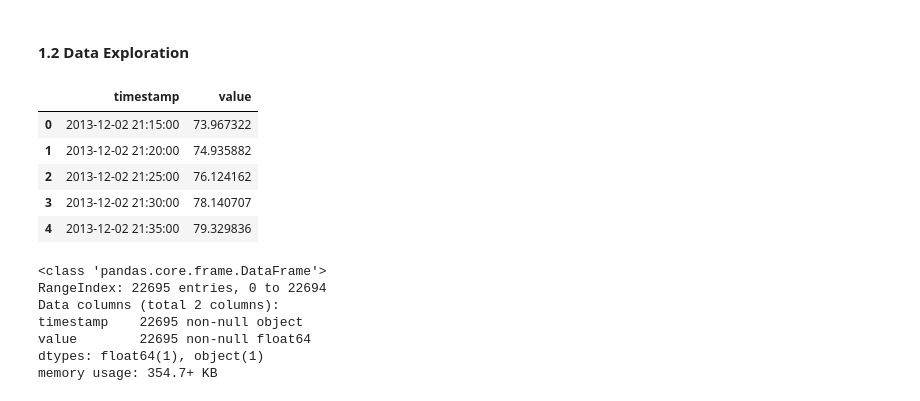
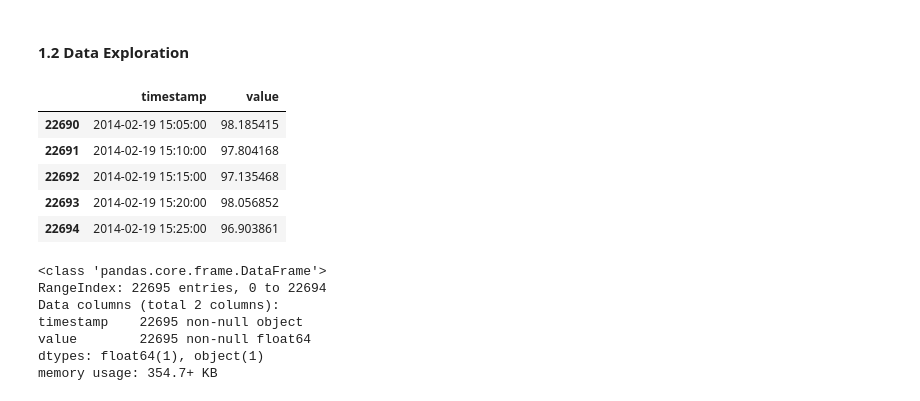
Before and after one commit to danishanis/Detecting-Onset-of-Machine-Failure-using-Anomaly-Detection, a Jupyter notebook: Anomaly Detection in Time Series.ipynb, the cells around one changed output. Saved outputs shown, nothing was run; the diff lists cells and outputs as text; code cells hidden in the pictures.

```diff
--- a/Anomaly Detection in Time Series.ipynb
+++ b/Anomaly Detection in Time Series.ipynb
@@ -119,14 +110,14 @@ df = pd.read_csv('machine_temperature_system_failure.csv')
 # %% [markdown]
 #### 1.2 Data Exploration
 # %%
-df.head()
+df.tail()
 # %% [output]
 |  | timestamp | value |
-| 0 | 2013-12-02 21:15:00 | 73.967322 |
-| 1 | 2013-12-02 21:20:00 | 74.935882 |
-| 2 | 2013-12-02 21:25:00 | 76.124162 |
-| 3 | 2013-12-02 21:30:00 | 78.140707 |
-| 4 | 2013-12-02 21:35:00 | 79.329836 |
+| 22690 | 2014-02-19 15:05:00 | 98.185415 |
+| 22691 | 2014-02-19 15:10:00 | 97.804168 |
+| 22692 | 2014-02-19 15:15:00 | 97.135468 |
+| 22693 | 2014-02-19 15:20:00 | 98.056852 |
+| 22694 | 2014-02-19 15:25:00 | 96.903861 |
 # %%
 df.info()
 # %% [output]
```
Also changed, not shown: parts of 10 cells of this notebook.
